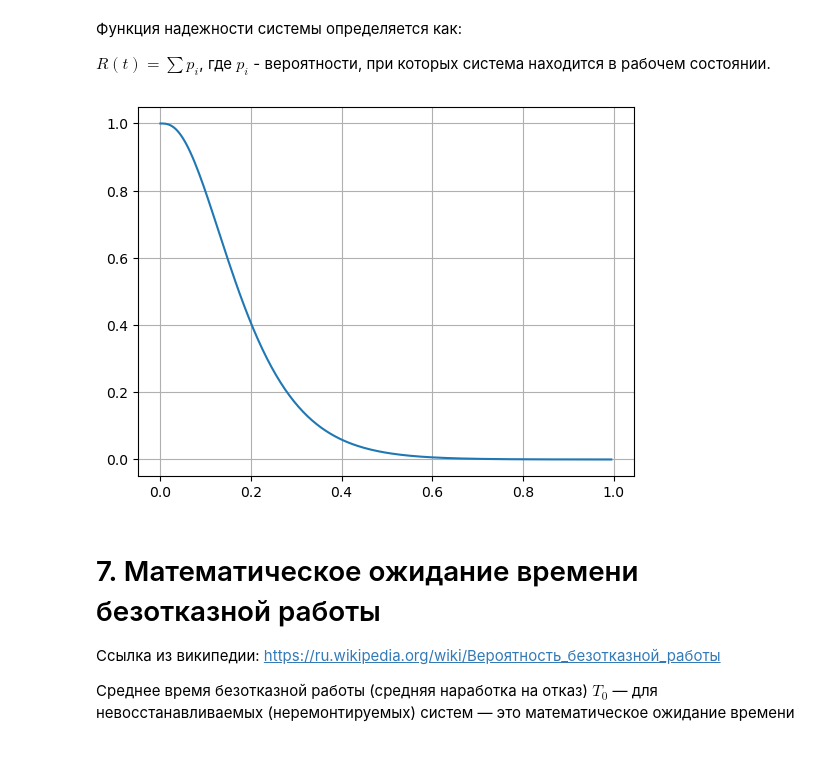
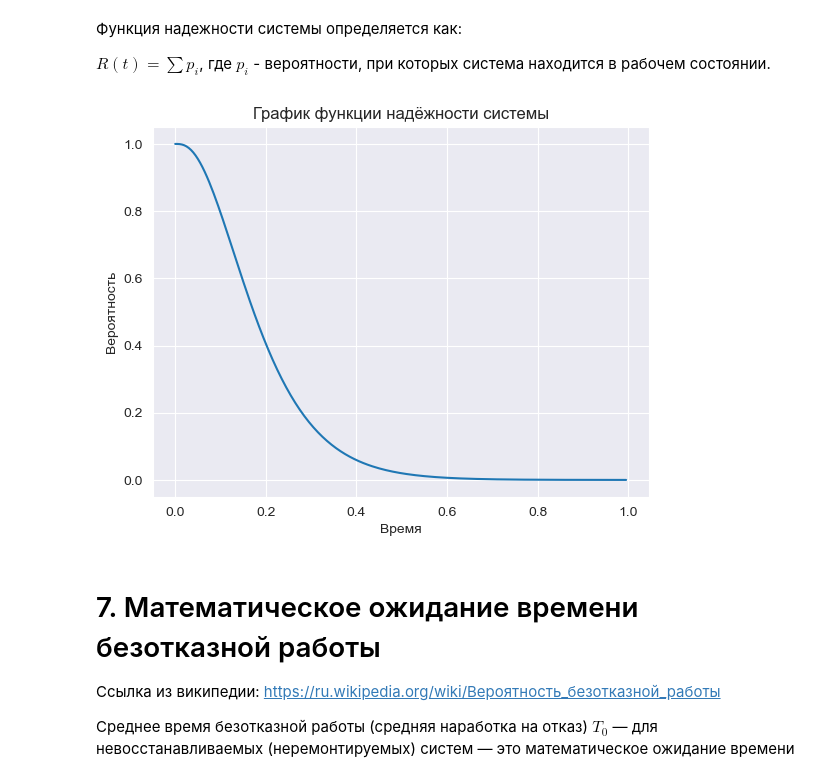
Before and after one commit to DariaMinina/test_work_task_graph_db, a Jupyter notebook: markov_chain/theory_nadej_task1.ipynb, the cells around one changed output. Drawn from its saved outputs; the diff is of its cells as text; code cells hidden in the pictures.

```diff
--- a/markov_chain/theory_nadej_task1.ipynb
+++ b/markov_chain/theory_nadej_task1.ipynb
@@ -197,7 +197,7 @@ solutions = dsolve(eqs, [p0(t), p1(t), p2(t), p3(t), p4(t), p5(t), p6(t), p7(t),
 # %% [markdown]
 # 5. Графики вероятностей нахождения системы в каждом из возможных состояний с течением времени
 # %%
-#sb.set_style("darkgrid")
+sb.set_style("darkgrid")
 
 plt.xlabel("Время")
 plt.ylabel("Вероятность")
@@ -230,16 +230,21 @@ plt.show()
 $R(t) = \sum p_i$, где $p_i$ - вероятности, при которых система находится в рабочем состоянии.
 # %%
 # График функции надёжности системы
+
+plt.xlabel("Время")
+plt.ylabel("Вероятность")
+plt.title("График функции надёжности системы")
+
 x_values = np.arange(0, 1, 0.5e-2)
 y_values = np.zeros(len(x_values))
 for i in [0, 1, 2, 3, 4, 5, 6, 7, 8, 11, 12, 15]:
     for j in range(len(x_values)):
         y_values[j] += solutions[i].subs(t, x_values[j]).rhs
 plt.plot(x_values, y_values)
 plt.grid(True)
 plt.show()
 # %% [output]
-[figure, old version]
+[figure, new version]
 # %% [markdown]
 # 7. Математическое ожидание времени безотказной работы
 
```
Also changed, not shown: parts of 4 cells of this notebook, 7 other files.
